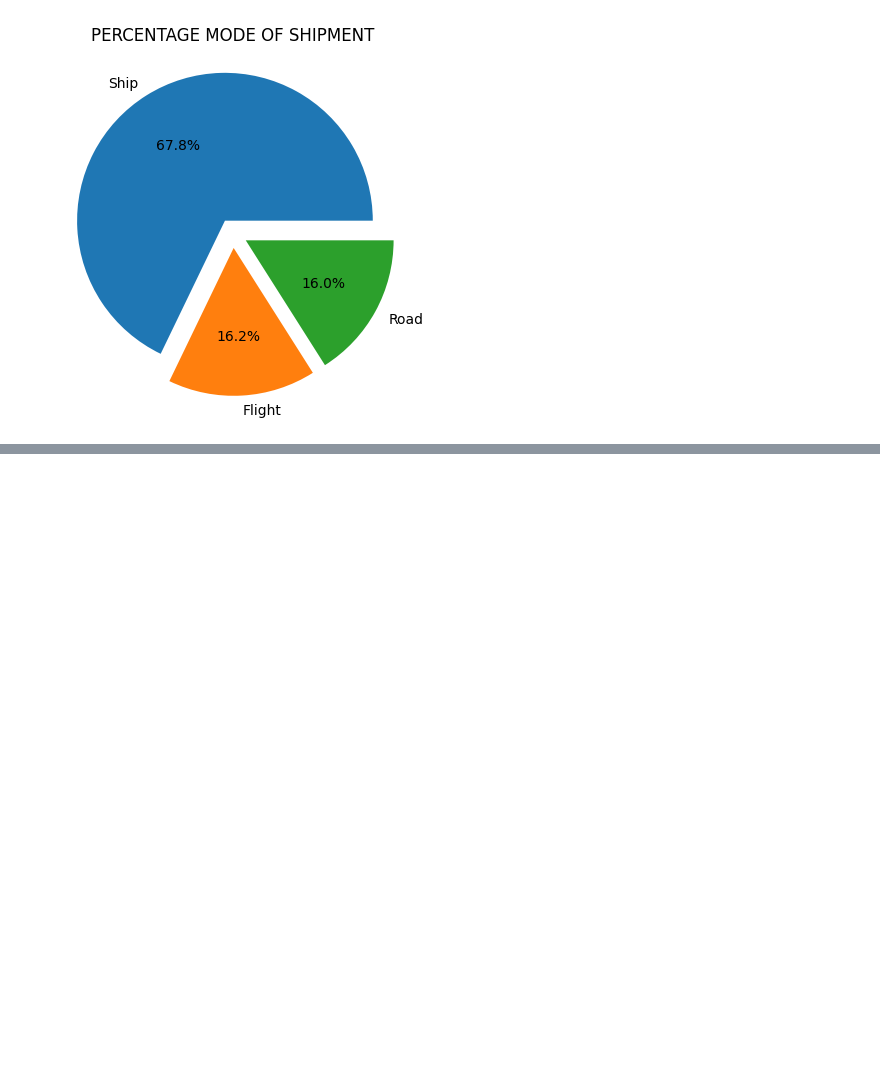
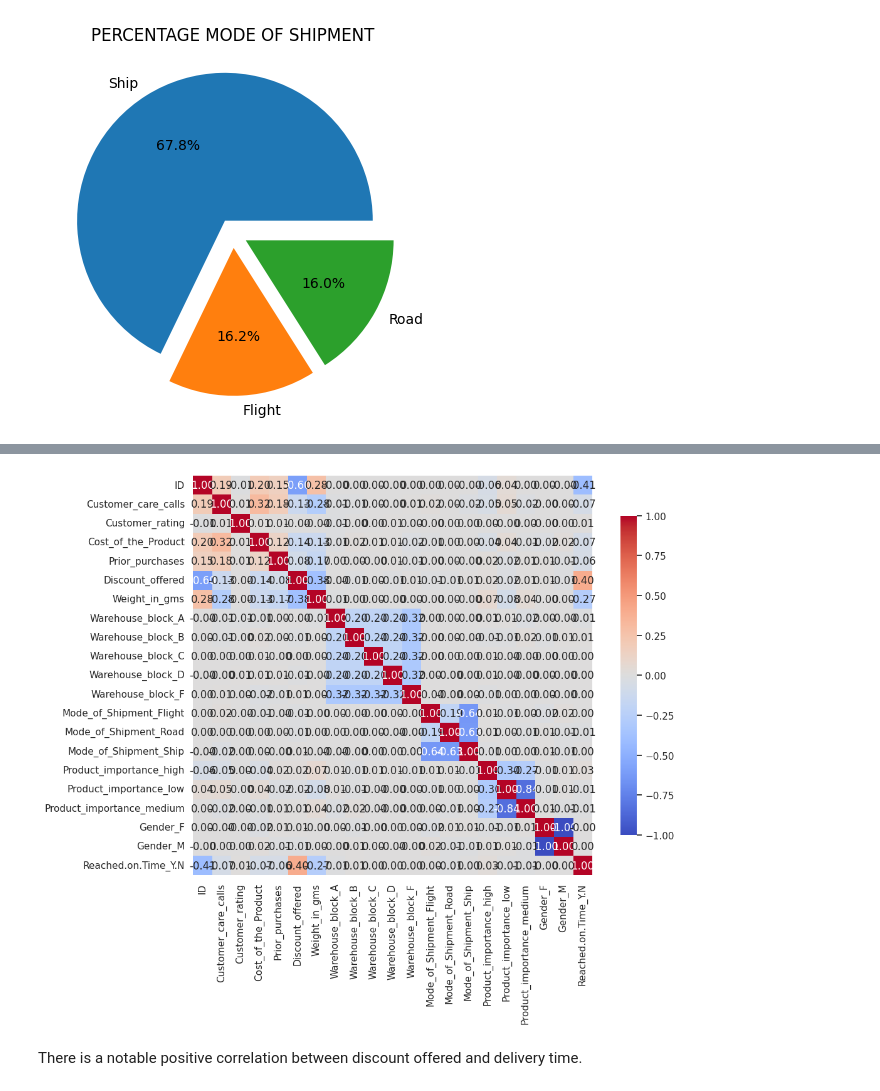
Before and after one commit to aswinpushkar11/ECommerce-Shipping-Data, a Jupyter notebook: classification.ipynb, the cells around one changed output, grey strips where cells are left out. Drawn from its saved outputs; the diff is of its cells as text; code cells hidden in the pictures; blank space fills up the shorter version.

```diff
--- a/classification.ipynb
+++ b/classification.ipynb
@@ -115,0 +218,6 @@ Text(0.5, 1.0, 'PERCENTAGE MODE OF SHIPMENT')
+# %%
+Target_col = 'Reached.on.Time_Y.N'
+num_df.drop(columns=Target_col,inplace=True)
+# %%
+target_df= train_df['Reached.on.Time_Y.N']
+target_df
@@ -115,0 +254,3 @@ Text(0.5, 1.0, 'PERCENTAGE MODE OF SHIPMENT')
+# %%
+shipping_df = pd.concat([num_df,processed_df,target_df],axis=1)
+shipping_df
@@ -115,0 +291,3 @@ Text(0.5, 1.0, 'PERCENTAGE MODE OF SHIPMENT')
+# %%
+corr_mat = shipping_df.corr().round(2)
+corr_mat
@@ -115,0 +313,7 @@ Text(0.5, 1.0, 'PERCENTAGE MODE OF SHIPMENT')
+# %%
+sns.heatmap(corr_mat,annot=True,cmap='coolwarm',square=True, cbar_kws={"shrink": .8},fmt=".2f")
+sns.set_theme(rc={'figure.figsize':(30,20)})
+# %% [output]
+[figure, added]
+# %% [markdown]
+There is a notable positive correlation between discount offered and delivery time.
```
Also changed, not shown: parts of 11 cells of this notebook.
